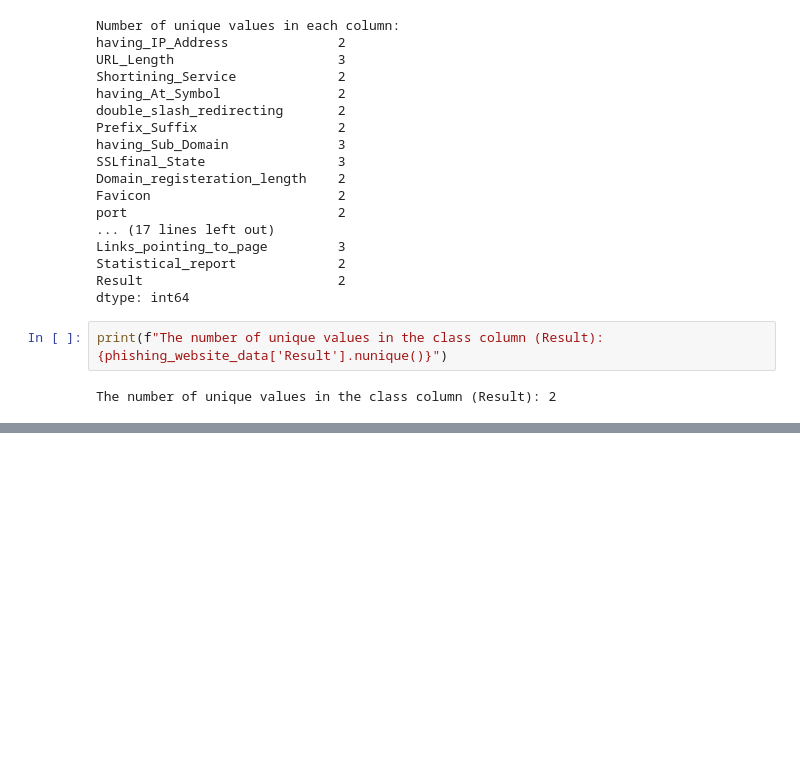
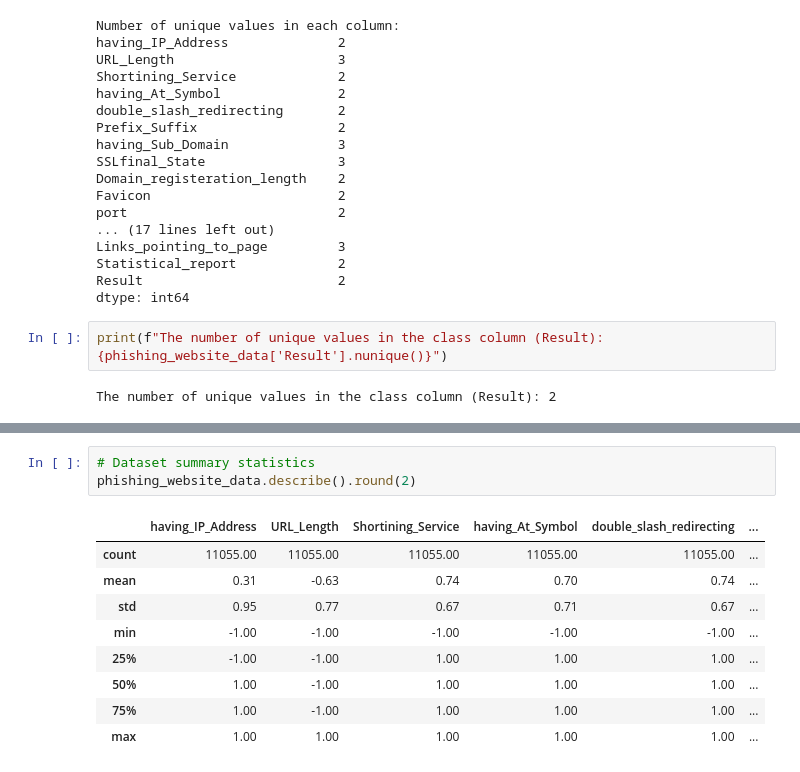
Before and after one commit to sudadabdul/Phishing-Websites-Detection, a Jupyter notebook: exploratory_data_analysis.ipynb, the cells around one changed output, grey strips where cells are left out. Saved outputs shown, nothing was run; the diff lists cells and outputs as text; blank space fills up the shorter version.

Commit message:
Update EDA by further investigating the dataset.

```diff
--- a/exploratory_data_analysis.ipynb
+++ b/exploratory_data_analysis.ipynb
@@ -88,0 +95,13 @@ The number of unique values in the class column (Result): 2
+# %%
+# Dataset summary statistics
+phishing_website_data.describe().round(2)
+# %% [output]
+|  | having_IP_Address | URL_Length | Shortining_Service | having_At_Symbol | double_slash_redirecting | ... |
+| count | 11055.00 | 11055.00 | 11055.00 | 11055.00 | 11055.00 | ... |
+| mean | 0.31 | -0.63 | 0.74 | 0.70 | 0.74 | ... |
+| std | 0.95 | 0.77 | 0.67 | 0.71 | 0.67 | ... |
+| min | -1.00 | -1.00 | -1.00 | -1.00 | -1.00 | ... |
+| 25% | -1.00 | -1.00 | 1.00 | 1.00 | 1.00 | ... |
+| 50% | 1.00 | -1.00 | 1.00 | 1.00 | 1.00 | ... |
+| 75% | 1.00 | -1.00 | 1.00 | 1.00 | 1.00 | ... |
+| max | 1.00 | 1.00 | 1.00 | 1.00 | 1.00 | ... |
```
Also changed, not shown: parts of 7 cells of this notebook.
